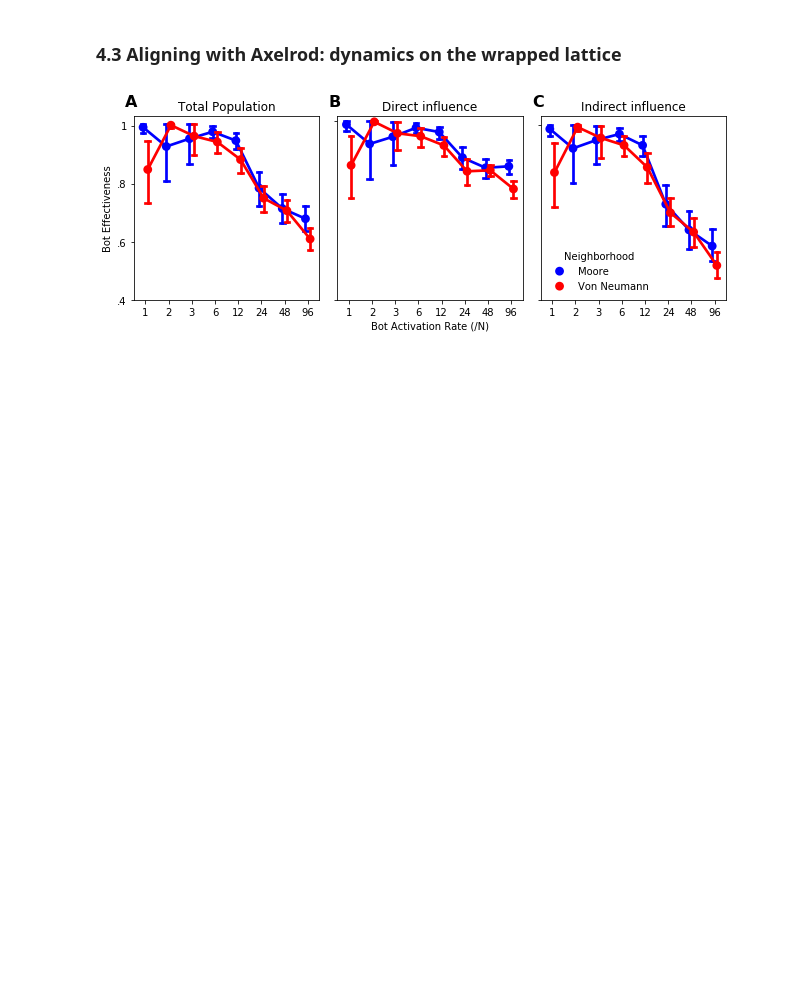
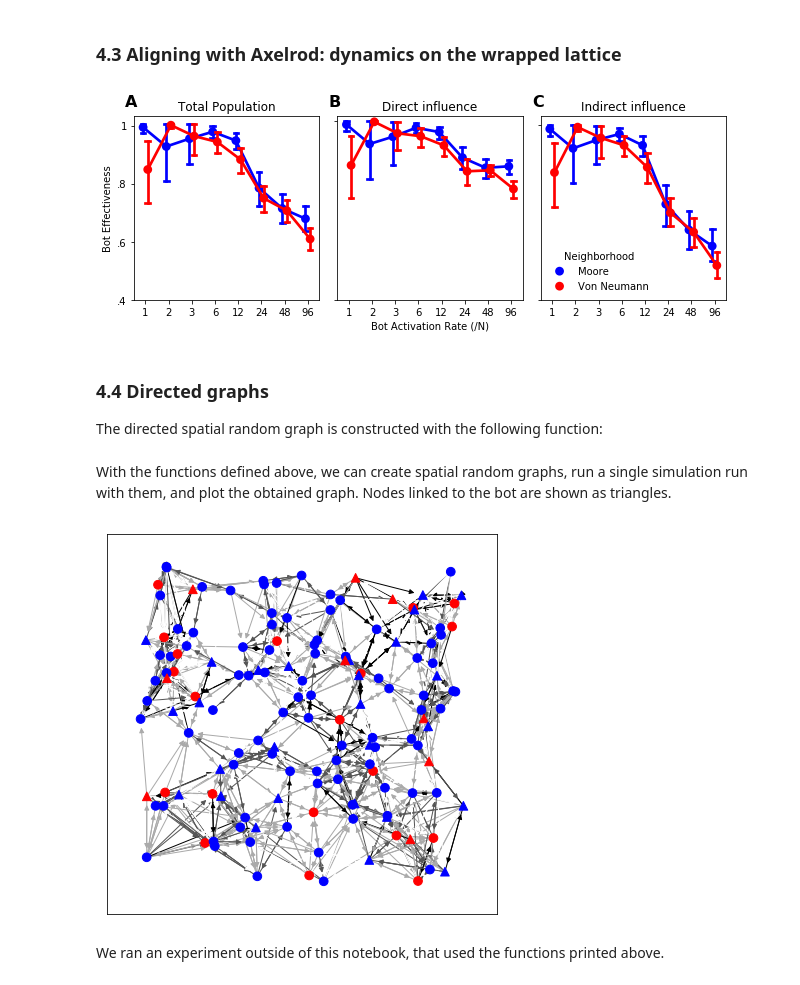
Before and after one commit to marijnkeijzer/weakbots, a Jupyter notebook: The Strength Of Weak Bots.ipynb, the cells around one changed output. Saved outputs shown, nothing was run; the diff lists cells and outputs as text; code cells hidden in the pictures; blank space fills up the shorter version.

```diff
--- a/The Strength Of Weak Bots.ipynb
+++ b/The Strength Of Weak Bots.ipynb
@@ -1031,3 +1032,7 @@ plt.show()
 fig.savefig('plots/sensitivity_torus.png',dpi=300,bbox_inches='tight')
 # %% [output]
 [figure]
+# %% [markdown]
+### 4.4 Directed graphs
+
+The directed spatial random graph is constructed with the following function:
@@ -1033,0 +1191,45 @@ fig.savefig('plots/sensitivity_torus.png',dpi=300,bbox_inches='tight')
+# %%
+# function to generate the network figures for spatial random graphs
+def gen_srg_fig(G, xypos):
+    pos = {'bot': [0,0]}
+    pos.update(dict(zip([i for i in range(len(G.nodes()))], xypos)))
+
+    nodecol = ['r' if G.nodes[i]['f01'] == 99 else 'b' for i in G.nodes()]
+    bin_col = plt.cm.get_cmap('binary', 4)
+    edgecol = [bin_col(1 - G.edges[i]['dist']) for i in G.edges()]
+
+    bot_contacts = []
+    for i, j in G.edges():
+        if i == 'bot':
+            bot_contacts.append(j)
+        if j == 'bot':
+            bot_contacts.append(i)
+
+
+
+    Gcopy = G.copy()
+    #Gcopy.remove_edges_from([i for i in G.edges() if G.edges[i]['dist'] == 1])
+    Gcopy = Gcopy.subgraph([i for i in Gcopy.nodes() if i != 'bot'])
+
+    nx.draw_networkx_edges(Gcopy, pos=pos, edge_color=edgecol)
+    nx.draw_networkx_nodes(Gcopy.subgraph([i for i in G.nodes() if i not in bot_contacts]),
+                           pos=pos, node_shape='o', node_size=75, node_color=nodecol)
+    nx.draw_networkx_nodes(Gcopy.subgraph(bot_contacts),
+                           pos=pos, node_shape='^', node_size=75, node_color=nodecol)
+# %% [markdown]
+With the functions defined above, we can create spatial random graphs, run a single simulation run with them, and plot the obtained graph. Nodes linked to the bot are shown as triangles.
+# %%
+plt.figure(figsize=[7,7])
+G, xypos = directed_spatial_random_graph(degree=12,
+                                         return_positions = True,
+                                         seed=23652)
+G = simulation_run(network=G,
+                   return_graph=True,
+                   seed = 23652,
+                   max_ticks = 1000)
+gen_srg_fig(G, xypos)
+plt.show()
+# %% [output]
+[figure, added]
+# %% [markdown]
+We ran an experiment outside of this notebook, that used the functions printed above.
```
Also changed, not shown: parts of 16 cells of this notebook.
